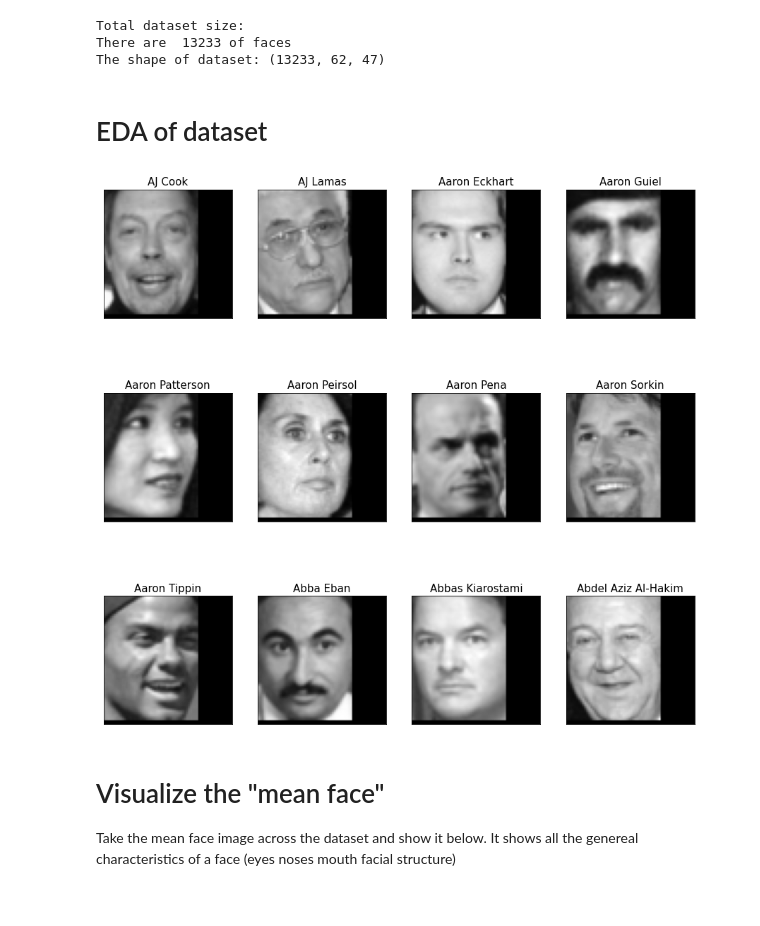
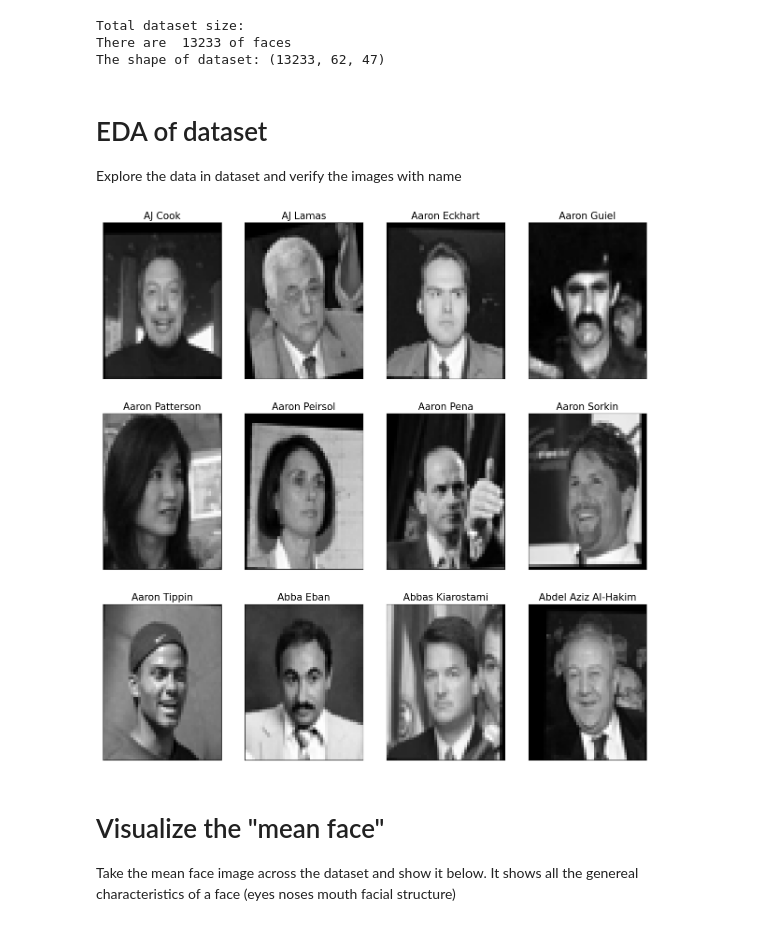
Before and after one commit to iyeszin/pca_faces, a Jupyter notebook: eigenface.ipynb, the cells around one changed output. Saved outputs shown, nothing was run; the diff lists cells and outputs as text; code cells hidden in the pictures.

```diff
--- a/eigenface.ipynb
+++ b/eigenface.ipynb
@@ -36,5 +37,3 @@ print("The shape of dataset: (%d, %d, %d)" % lfw_people.images.shape)
 Total dataset size:
 There are  13233 of faces
 The shape of dataset: (13233, 62, 47)
-# %% [markdown]
-# EDA of dataset
@@ -48,15 +40,18 @@ face_imgs[:lfw_people.images.shape[0],:lfw_people.images.shape[1],:lfw_people.im
+# %% [markdown]
+# EDA of dataset
+Explore the data in dataset and verify the images with name
 # %%
 fig, axs = plt.subplots(3,4, figsize = (15,15))
 
-for face_img, face_name, ax in zip(face_imgs,target_names,axs.flatten()):
-    ax.imshow(face_img.reshape((m, n)), cmap = plt.cm.gray)
+for face_img, face_name, ax in zip(lfw_people.images,target_names,axs.flatten()):
+    ax.imshow(face_img.reshape((h, w)), cmap = plt.cm.gray)
     ax.set_title(face_name, fontsize = 15)
     ax.get_xaxis().set_visible(False)
     ax.get_yaxis().set_visible(False)
 
 plt.show()
 # %% [output]
-[figure, old version]
+[figure, new version]
 # %% [markdown]
 # Visualize the "mean face"
 Take the mean face image across the dataset and show it below. It shows all the genereal characteristics of a face (eyes noses mouth facial structure)
```
Also changed, not shown: parts of 25 cells of this notebook, 3 other files.
